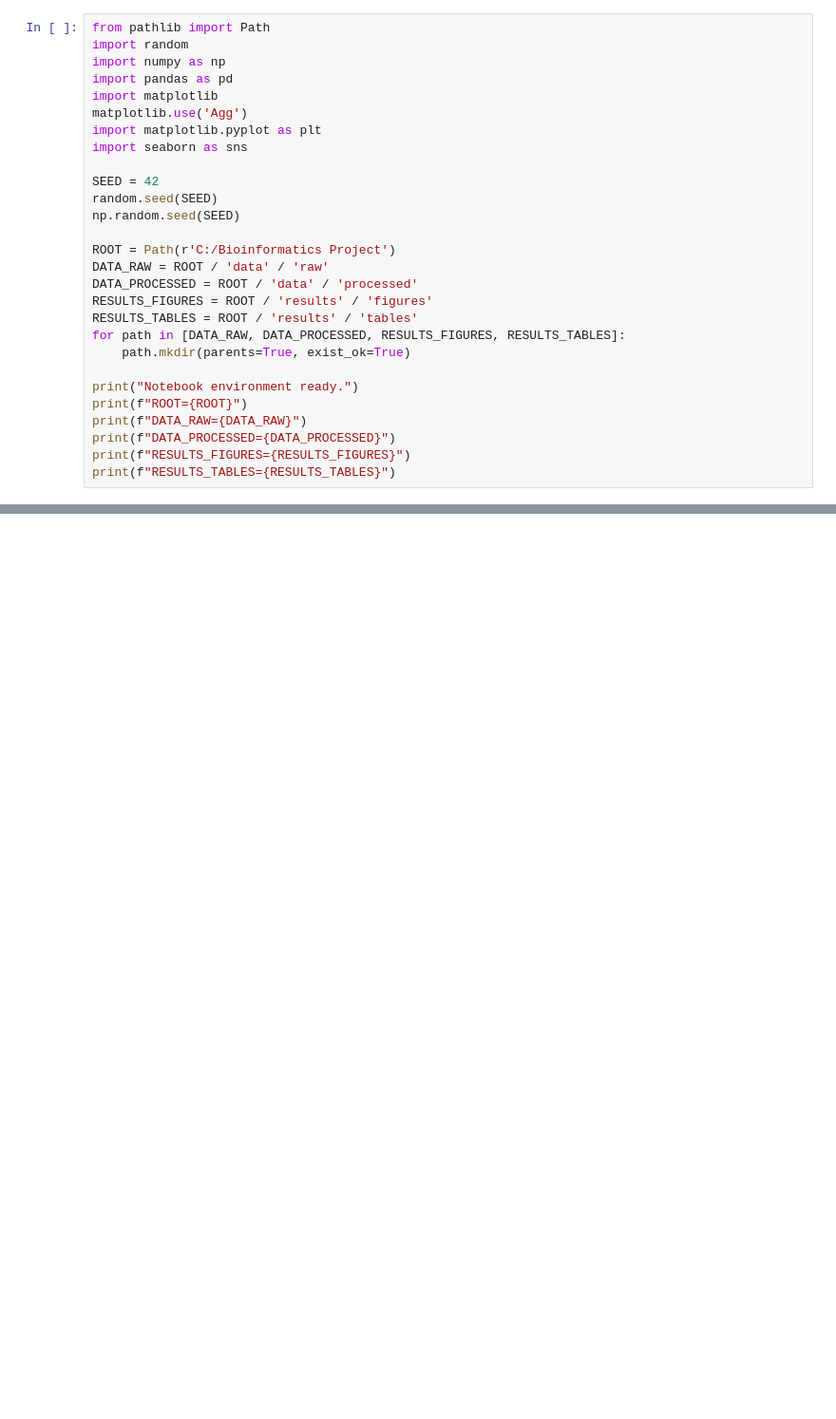
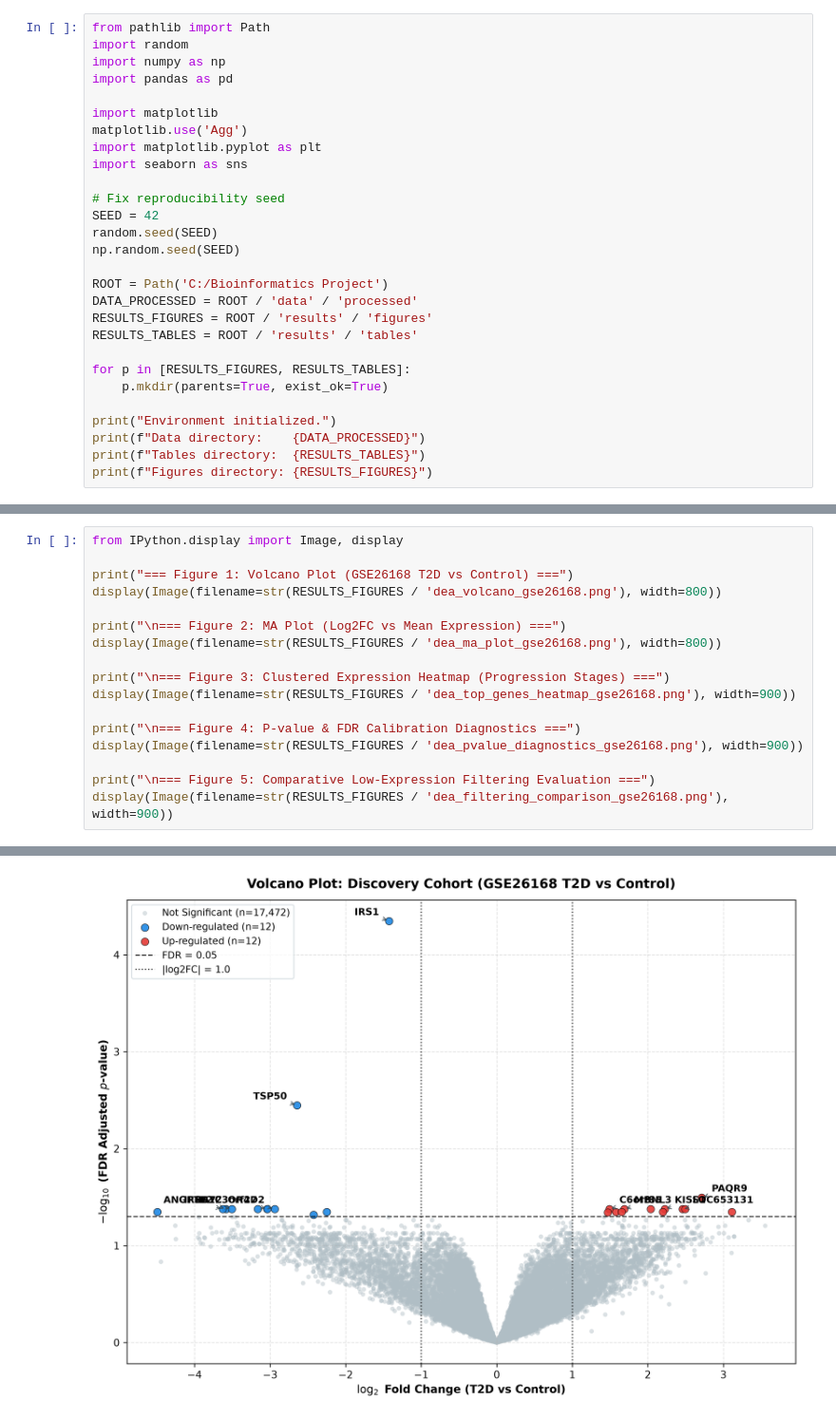
Before and after one commit to tyejaedon/young-t2d-blood-biomarkers, a Jupyter notebook: notebooks/03_differential_expression.ipynb, the cells around one changed output, grey strips where cells are left out. Shown at 95% size. Drawn from its saved outputs; the diff is of its cells as text; blank space fills up the shorter version.

```diff
--- a/notebooks/03_differential_expression.ipynb
+++ b/notebooks/03_differential_expression.ipynb
@@ -13,26 +24,26 @@ from pathlib import Path
 import random
 import numpy as np
 import pandas as pd
+
 import matplotlib
 matplotlib.use('Agg')
 import matplotlib.pyplot as plt
 import seaborn as sns
 
+# Fix reproducibility seed
 SEED = 42
 random.seed(SEED)
 np.random.seed(SEED)
 
-ROOT = Path(r'C:/Bioinformatics Project')
-DATA_RAW = ROOT / 'data' / 'raw'
+ROOT = Path('C:/Bioinformatics Project')
 DATA_PROCESSED = ROOT / 'data' / 'processed'
 RESULTS_FIGURES = ROOT / 'results' / 'figures'
 RESULTS_TABLES = ROOT / 'results' / 'tables'
-for path in [DATA_RAW, DATA_PROCESSED, RESULTS_FIGURES, RESULTS_TABLES]:
-    path.mkdir(parents=True, exist_ok=True)
 
-print("Notebook environment ready.")
-print(f"ROOT={ROOT}")
-print(f"DATA_RAW={DATA_RAW}")
-print(f"DATA_PROCESSED={DATA_PROCESSED}")
-print(f"RESULTS_FIGURES={RESULTS_FIGURES}")
-print(f"RESULTS_TABLES={RESULTS_TABLES}")
+for p in [RESULTS_FIGURES, RESULTS_TABLES]:
+    p.mkdir(parents=True, exist_ok=True)
+
+print("Environment initialized.")
+print(f"Data directory:    {DATA_PROCESSED}")
+print(f"Tables directory:  {RESULTS_TABLES}")
+print(f"Figures directory: {RESULTS_FIGURES}")
@@ -38,0 +195,18 @@ print(f"RESULTS_TABLES={RESULTS_TABLES}")
+# %%
+from IPython.display import Image, display
+
+print("=== Figure 1: Volcano Plot (GSE26168 T2D vs Control) ===")
+display(Image(filename=str(RESULTS_FIGURES / 'dea_volcano_gse26168.png'), width=800))
+
+print("\n=== Figure 2: MA Plot (Log2FC vs Mean Expression) ===")
+display(Image(filename=str(RESULTS_FIGURES / 'dea_ma_plot_gse26168.png'), width=800))
+
+print("\n=== Figure 3: Clustered Expression Heatmap (Progression Stages) ===")
+display(Image(filename=str(RESULTS_FIGURES / 'dea_top_genes_heatmap_gse26168.png'), width=900))
+
+print("\n=== Figure 4: P-value & FDR Calibration Diagnostics ===")
+display(Image(filename=str(RESULTS_FIGURES / 'dea_pvalue_diagnostics_gse26168.png'), width=900))
+
+print("\n=== Figure 5: Comparative Low-Expression Filtering Evaluation ===")
+display(Image(filename=str(RESULTS_FIGURES / 'dea_filtering_comparison_gse26168.png'), width=900))
+# %% [output]
@@ -38,0 +214 @@ print(f"RESULTS_TABLES={RESULTS_TABLES}")
+[figure, added]
```
Also changed, not shown: parts of 16 cells of this notebook, 20 other files.
